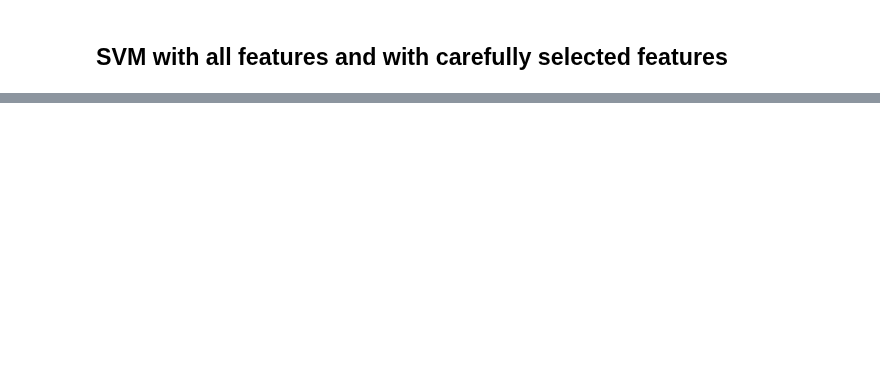
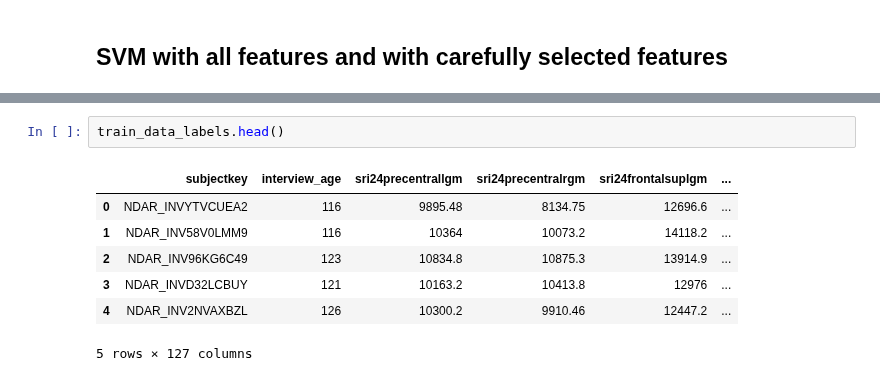
Before and after one commit to xgoogax/brainhack_abcd, a Jupyter notebook: data_preparation + PCA.ipynb, the cells around one changed output, grey strips where cells are left out. Cells and saved outputs as stored; diff of their text form; blank space fills up the shorter version.

```diff
--- a/data_preparation + PCA.ipynb
+++ b/data_preparation + PCA.ipynb
@@ -250,0 +389,10 @@ mse(majority_labels, val_labels)
+# %%
+train_data_labels.head()
+# %% [output]
+|  | subjectkey | interview_age | sri24precentrallgm | sri24precentralrgm | sri24frontalsuplgm | ... |
+| 0 | NDAR_INVYTVCUEA2 | 116 | 9895.48 | 8134.75 | 12696.6 | ... |
+| 1 | NDAR_INV58V0LMM9 | 116 | 10364 | 10073.2 | 14118.2 | ... |
+| 2 | NDAR_INV96KG6C49 | 123 | 10834.8 | 10875.3 | 13914.9 | ... |
+| 3 | NDAR_INVD32LCBUY | 121 | 10163.2 | 10413.8 | 12976 | ... |
+| 4 | NDAR_INV2NVAXBZL | 126 | 10300.2 | 9910.46 | 12447.2 | ... |
+5 rows × 127 columns
```
Also changed, not shown: parts of 28 cells of this notebook.
